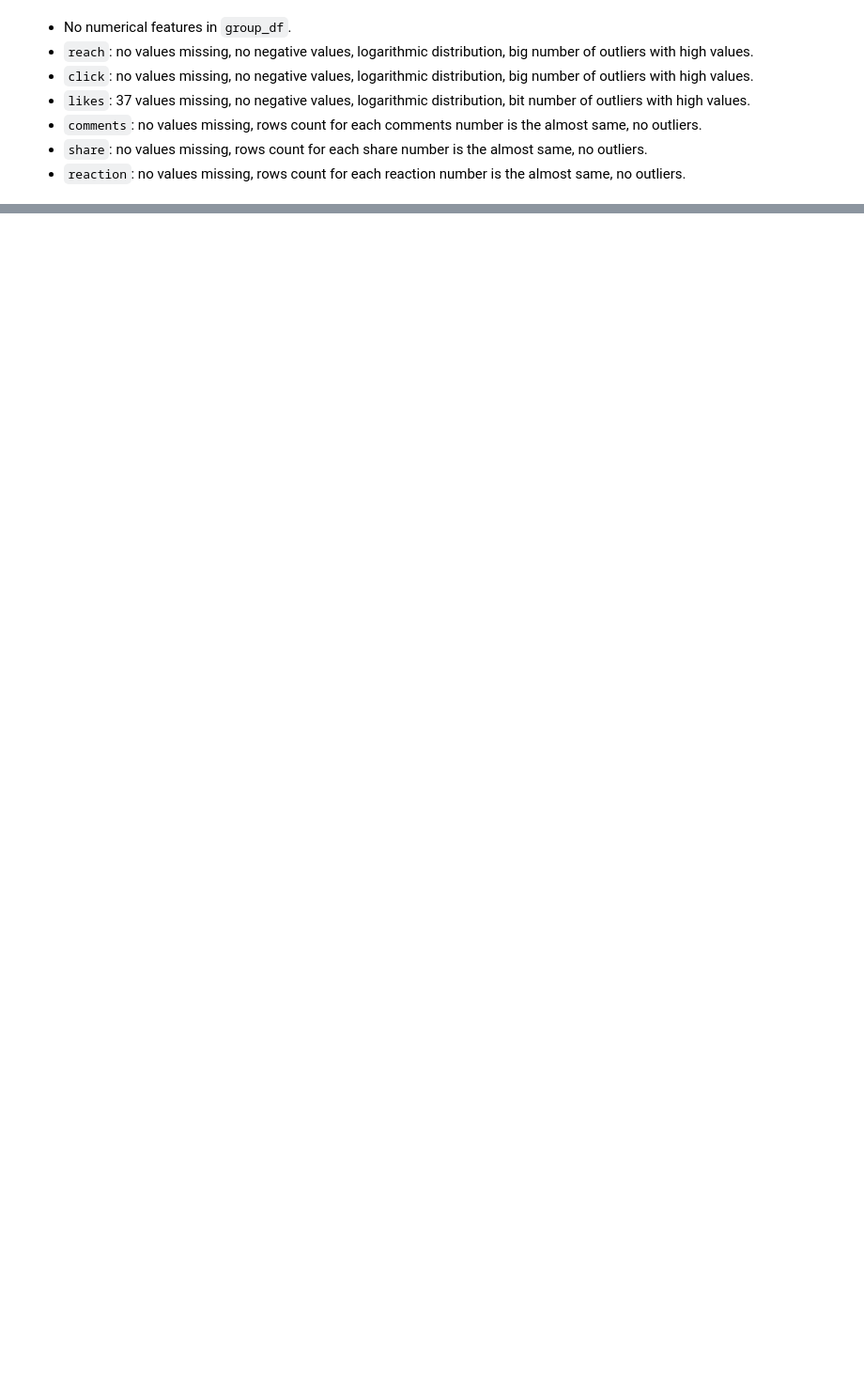
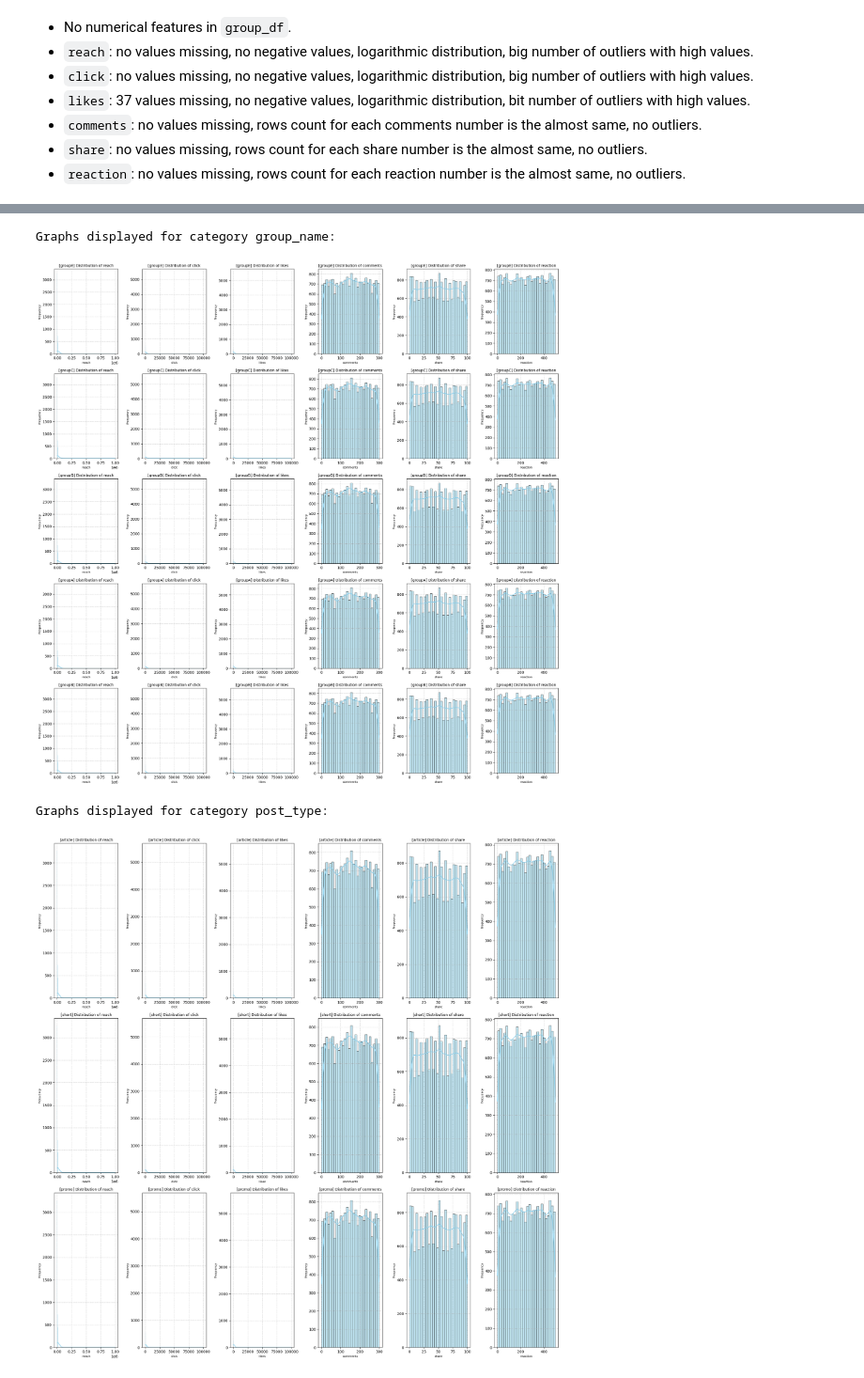
Before and after one commit to KKDD41/DA_Assignment_1, a Jupyter notebook: EDA.ipynb, the cells around one changed output, grey strips where cells are left out. Shown at 94% size. Saved outputs shown, nothing was run; the diff lists cells and outputs as text; code cells hidden in the pictures; blank space fills up the shorter version.

```diff
--- a/EDA.ipynb
+++ b/EDA.ipynb
@@ -297,0 +308,7 @@ No missing values in reaction.
+# %%
+posts_and_group_df = group_df_cleaned_rows.set_index("post_id").join(
+    posts_df_cleaned_rows.set_index("post_id"),
+    on=["post_id"],
+    how="outer",
+    rsuffix="_group_df"
+).reset_index()
@@ -297,0 +333,7 @@ No missing values in reaction.
+# %%
+analyse_numerical_features_per_category(posts_and_group_df, ["post_id"])
+# %% [output]
+Graphs displayed for category group_name:
+[figure, added]
+Graphs displayed for category post_type:
+[figure, added]
```
Also changed, not shown: parts of 34 cells of this notebook, 2 other files.
